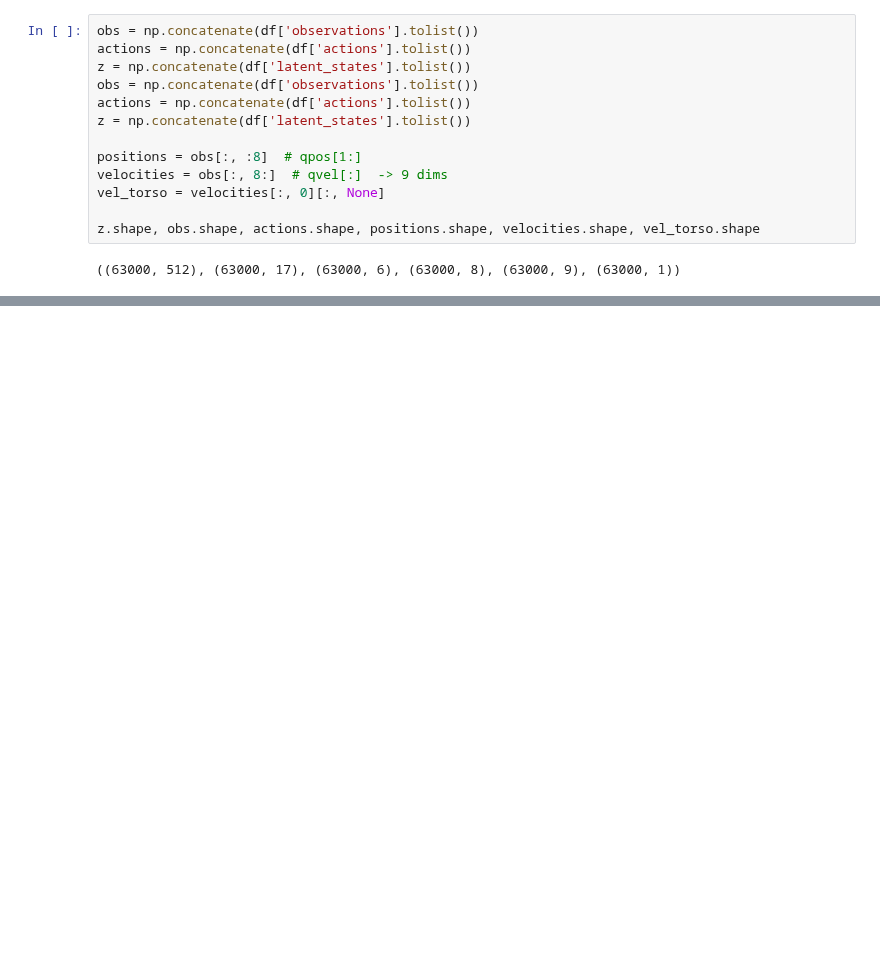
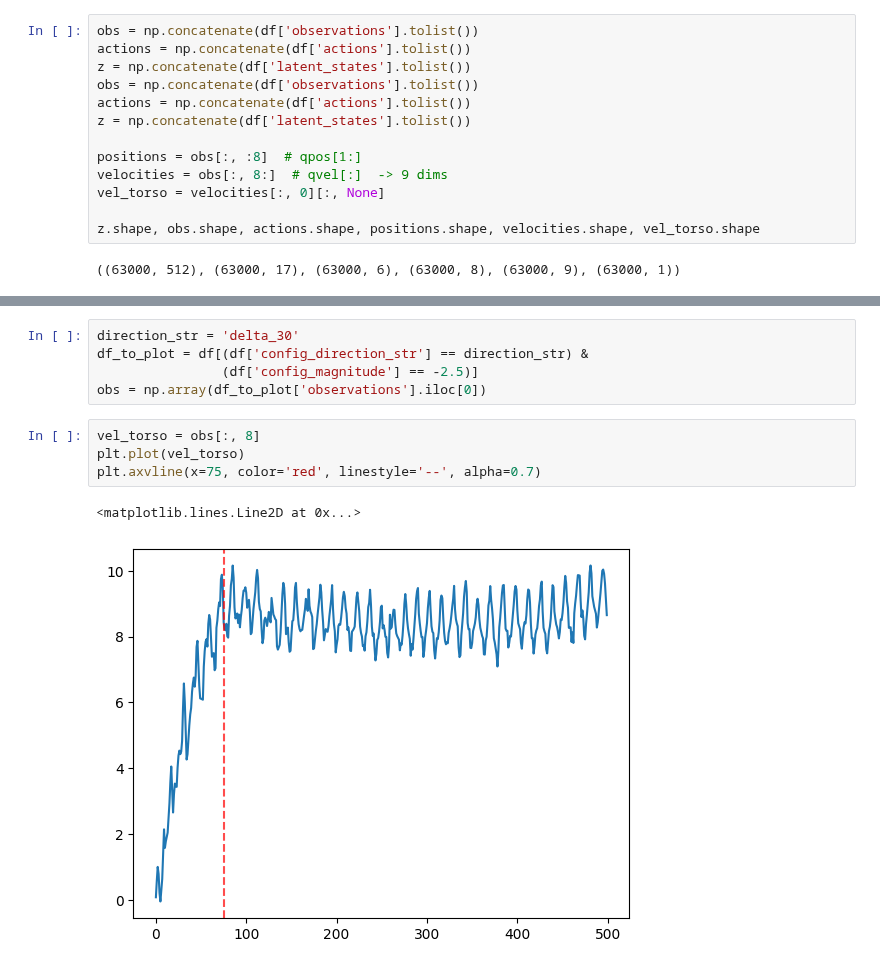
Before and after one commit to dynamical-inference/tdmpc2, a Jupyter notebook: analysis/25-12-19-steering_analysis_cheetah-velocity.ipynb, the cells around one changed output, grey strips where cells are left out. Drawn from its saved outputs; the diff is of its cells as text; blank space fills up the shorter version.

```diff
--- a/analysis/25-12-19-steering_analysis_cheetah-velocity.ipynb
+++ b/analysis/25-12-19-steering_analysis_cheetah-velocity.ipynb
@@ -519,0 +244,12 @@ plt.show()
+# %%
+direction_str = 'delta_30'
+df_to_plot = df[(df['config_direction_str'] == direction_str) &
+                (df['config_magnitude'] == -2.5)]
+obs = np.array(df_to_plot['observations'].iloc[0])
+# %%
+vel_torso = obs[:, 8]
+plt.plot(vel_torso)
+plt.axvline(x=75, color='red', linestyle='--', alpha=0.7)
+# %% [output]
+<matplotlib.lines.Line2D at 0x...>
+[figure, added]
```
Also changed, not shown: parts of 12 cells of this notebook, 10 other files.
